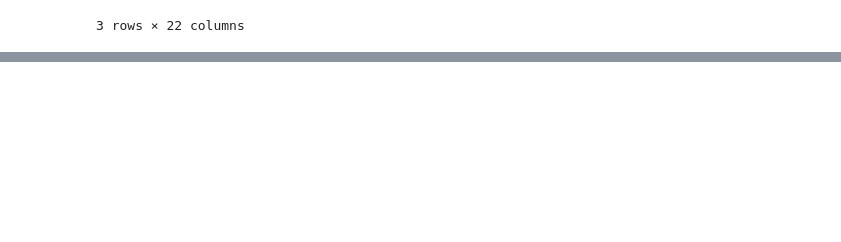
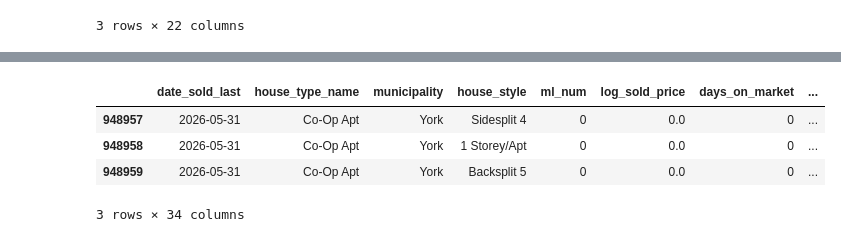
Before and after one commit to LucasWHJ/SSU-Data-Dash, a Jupyter notebook: notebooks/02_feature_modelling.ipynb, the cells around one changed output, grey strips where cells are left out. Saved outputs shown, nothing was run; the diff lists cells and outputs as text; code cells hidden in the pictures; blank space fills up the shorter version.

```diff
--- a/notebooks/02_feature_modelling.ipynb
+++ b/notebooks/02_feature_modelling.ipynb
@@ -129,0 +168,8 @@ homes.head(3)
+# %%
+daily_sales.tail(3)
+# %% [output]
+|  | date_sold_last | house_type_name | municipality | house_style | ml_num | log_sold_price | days_on_market | ... |
+| 948957 | 2026-05-31 | Co-Op Apt | York | Sidesplit 4 | 0 | 0.0 | 0 | ... |
+| 948958 | 2026-05-31 | Co-Op Apt | York | 1 Storey/Apt | 0 | 0.0 | 0 | ... |
+| 948959 | 2026-05-31 | Co-Op Apt | York | Backsplit 5 | 0 | 0.0 | 0 | ... |
+3 rows × 34 columns
```
Also changed, not shown: parts of 21 cells of this notebook.
